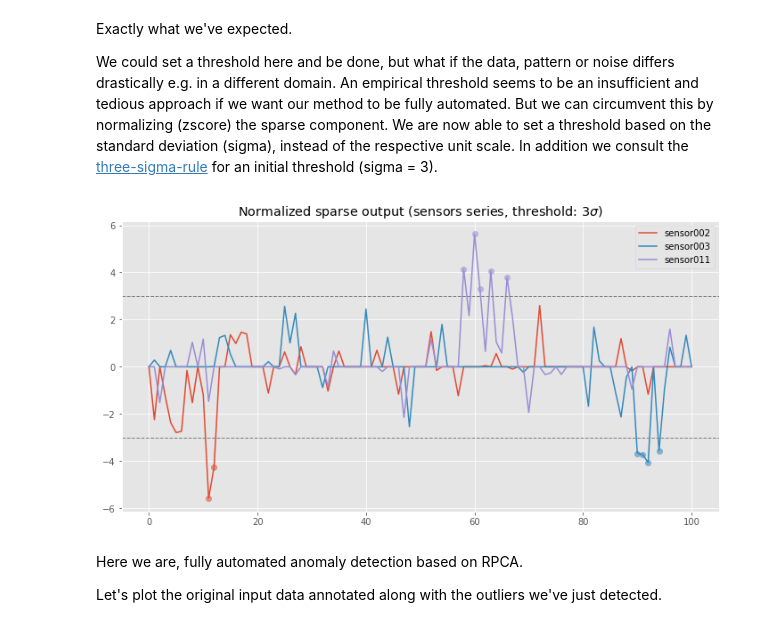
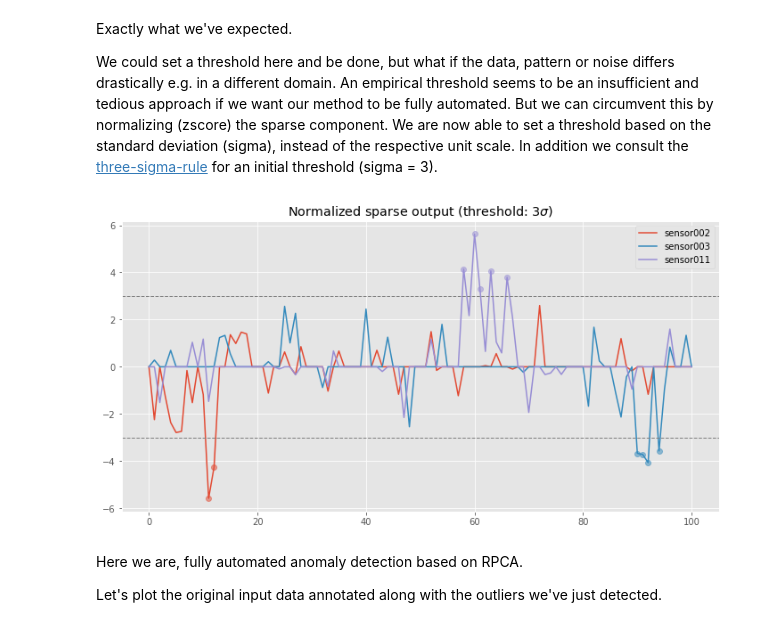
Before and after one commit to sebastianmarkow/blog-appendix, a Jupyter notebook: outlier-detection-with-rpca/anomaly-detection-on-time-series-via-rpca.ipynb, the cells around one changed output. Cells and saved outputs as stored; diff of their text form; code cells hidden in the pictures.

```diff
--- a/outlier-detection-with-rpca/anomaly-detection-on-time-series-via-rpca.ipynb
+++ b/outlier-detection-with-rpca/anomaly-detection-on-time-series-via-rpca.ipynb
@@ -554,13 +555,13 @@ THRESHOLD = 3
 
 df_outliers = df_anomalies_zscore[(df_anomalies_zscore >= THRESHOLD) | (df_anomalies_zscore <= -THRESHOLD)]
 # %%
-ax = df_anomalies_zscore.iloc[:, samples].plot(title=f'Normalized sparse output (sensors series, threshold: ${THRESHOLD}\sigma$)',
+ax = df_anomalies_zscore.iloc[:, samples].plot(title=f'Normalized sparse output (threshold: ${THRESHOLD}\sigma$)',
                                                **PLTARGS)
 ax.axhline(y=THRESHOLD, color='.5', linestyle='--', linewidth=1.0)
 ax.axhline(y=-THRESHOLD, color='.5', linestyle='--', linewidth=1.0)
 df_outliers.iloc[:, samples].plot(ax=ax, legend=False, linestyle='none', color=['C0', 'C1', 'C2'], marker="o", alpha=.5);
 # %% [output]
-[figure, old version]
+[figure, new version]
 # %% [markdown]
 Here we are, fully automated anomaly detection based on RPCA.
 
```
Also changed, not shown: parts of 31 cells of this notebook, 1 other file.
